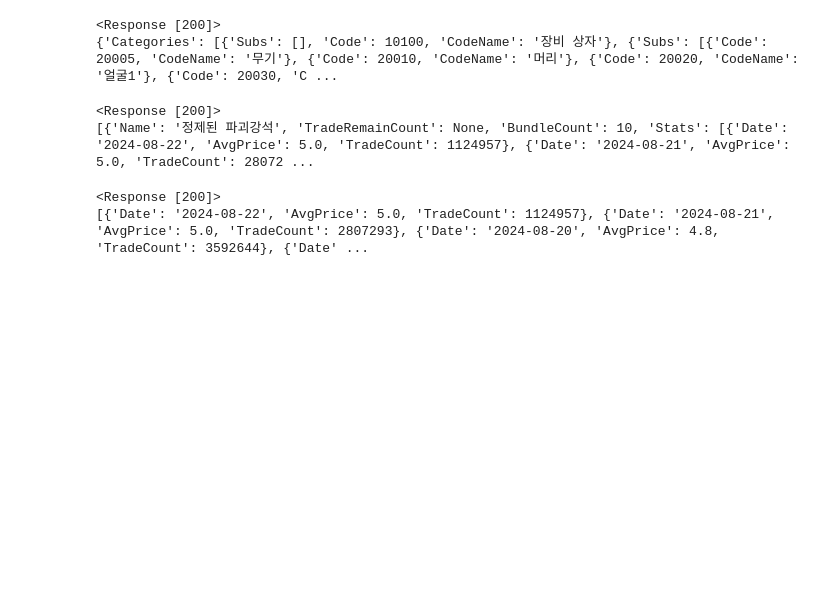
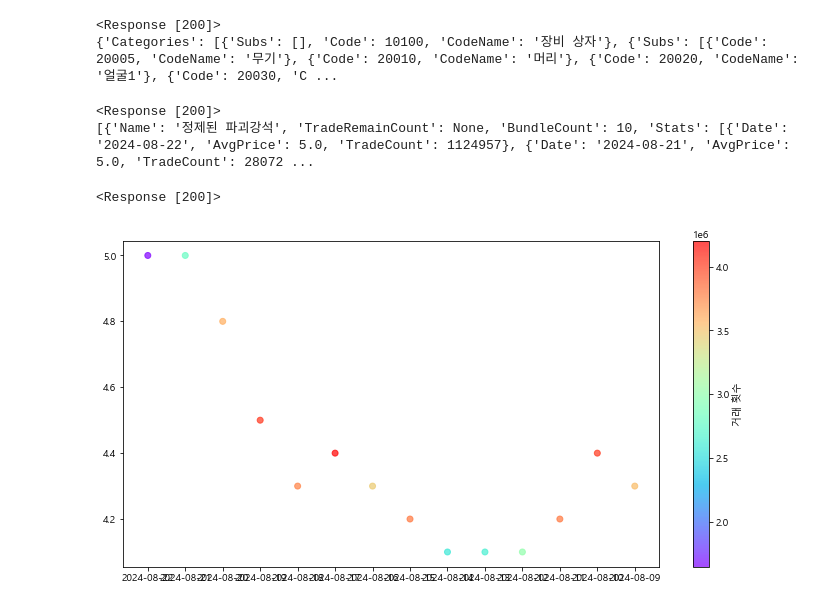
Before and after one commit to domangga/lostark_data, a Jupyter notebook: 로스트아크 데이터.ipynb, the cells around one changed output. Cells and saved outputs as stored; diff of their text form; code cells hidden in the pictures; blank space fills up the shorter version.

```diff
--- a/로스트아크 데이터.ipynb
+++ b/로스트아크 데이터.ipynb
@@ -184,8 +184,8 @@ print(jsonObject)
 # %%
 import requests
 import json
-from lostark_api_token import Token
-
+import pandas as pd
+import matplotlib.pyplot as plt
 
 headers = {
     'accept' : 'application/json',
@@ -193,14 +193,29 @@ headers = {
 }
 
 url = 'https://developer-lostark.game.onstove.com/markets/items/66102005'
 
 response = requests.get(url, headers=headers)
 jsonObject = response.json()
 
 print(response)
 
 for list in jsonObject :
-    print(list.get("Stats"))
+    a=list.get("Stats")
+
+
+dates = [entry['Date'] for entry in a]
+avg_prices = [entry['AvgPrice'] for entry in a]
+TradeCount = [entry['TradeCount'] for entry in a]
+
+
+df = pd.DataFrame({'Date': dates, 'AvgPrice': avg_prices,'TradeCount':TradeCount})
+plt.rc('font',family = 'Malgun Gothic')
+
+
+plt.figure(figsize=(12, 6))
+plt.scatter(df['Date'], df['AvgPrice'],c=TradeCount,cmap='rainbow',alpha=0.7)
+plt.colorbar(label='거래 횟수')
+plt.show()
 # %% [output]
 <Response [200]>
-[{'Date': '2024-08-22', 'AvgPrice': 5.0, 'TradeCount': 1124957}, {'Date': '2024-08-21', 'AvgPrice': 5.0, 'TradeCount': 2807293}, {'Date': '2024-08-20', 'AvgPrice': 4.8, 'TradeCount': 3592644}, {'Date' ...
+[figure, added]
```
Also changed, not shown: parts of 5 cells of this notebook.
